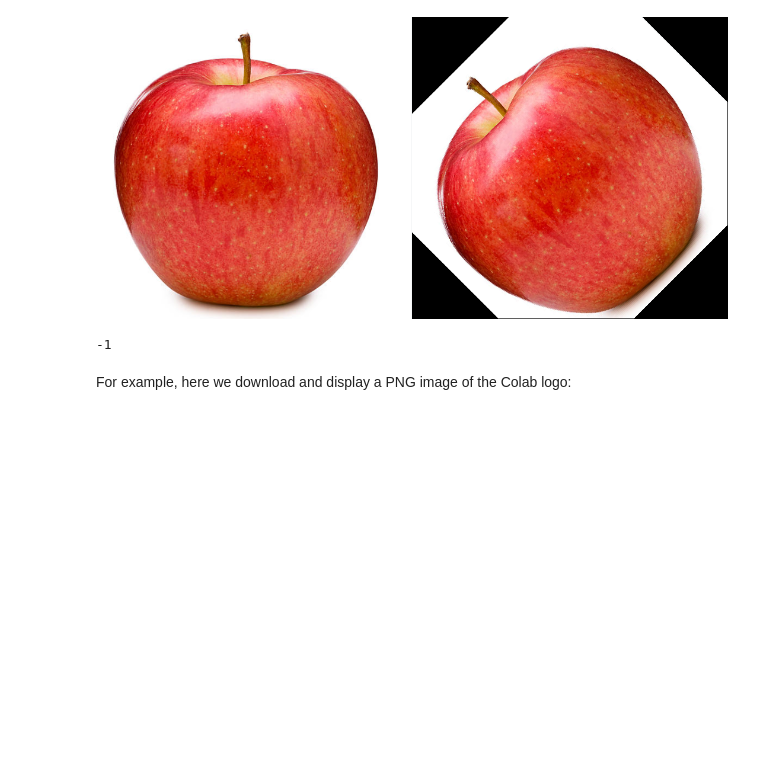
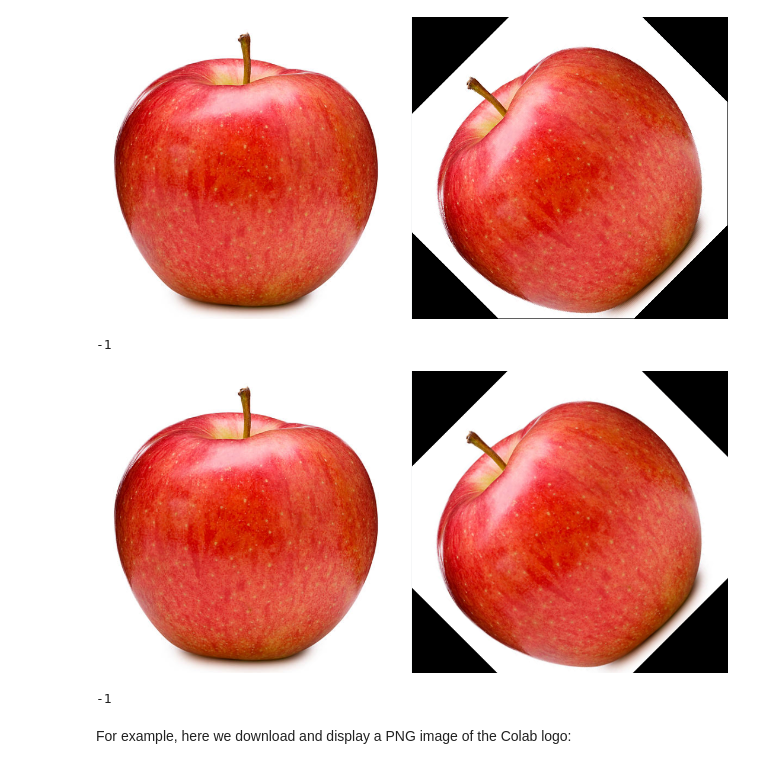
Before and after one commit to inwoo01/math2, a Jupyter notebook: 4주차실습.ipynb, the cells around one changed output. Drawn from its saved outputs; the diff is of its cells as text; code cells hidden in the pictures; blank space fills up the shorter version.

```diff
--- a/4주차실습.ipynb
+++ b/4주차실습.ipynb
@@ -1297,5 +1298,21 @@ cv2.waitKey(0)
 # %% [output]
 [figure]
 -1
+# %%
+import numpy as np
+import cv2
+img = cv2.imread('/content/apple.PNG', cv2.IMREAD_COLOR)
+
+height,width=img.shape[:2]
+angle=45
+center=(width/2,height/2)
+rotation_matrix=cv2.getRotationMatrix2D(center,angle,1)
+dst=cv2.warpAffine(img,rotation_matrix,(width,height))
+result=cv2.hconcat([img,dst])
+cv2_imshow(result)
+cv2.waitKey(0)
+# %% [output]
+[figure, added]
+-1
 # %% [markdown]
 For example, here we download and display a PNG image of the Colab logo:
```
Also changed, not shown: parts of 1 cell of this notebook.
